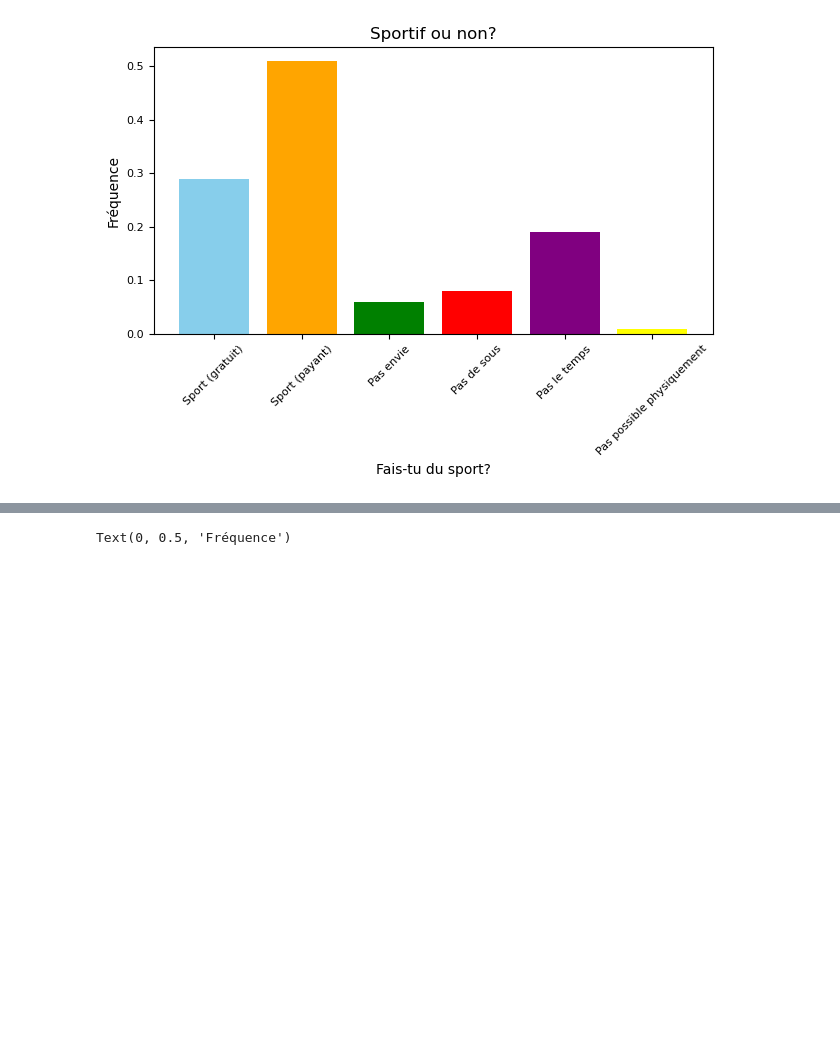
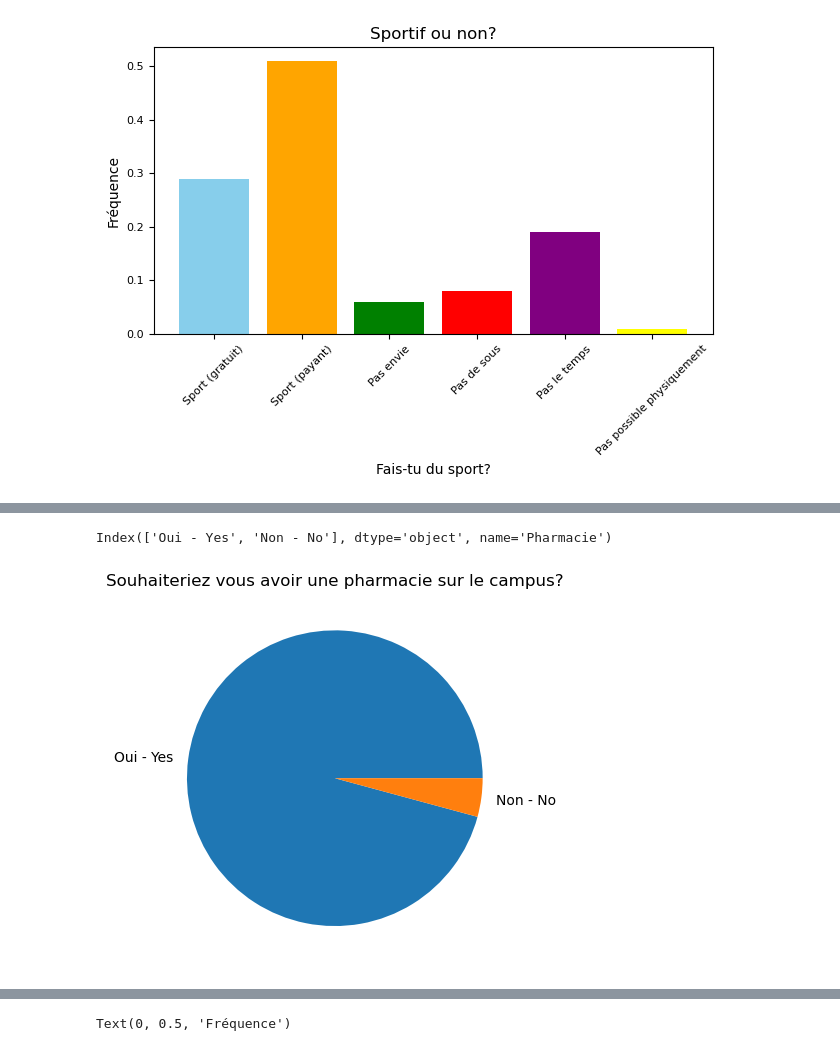
Before and after one commit to ClarissePierre/Precarite_Analyse, a Jupyter notebook: analyse.ipynb, the cells around one changed output, grey strips where cells are left out. Saved outputs shown, nothing was run; the diff lists cells and outputs as text; code cells hidden in the pictures; blank space fills up the shorter version.

```diff
--- a/analyse.ipynb
+++ b/analyse.ipynb
@@ -712,0 +709,10 @@ Text(0.5, 1.0, 'Assez de protection hygiéniques?')
+# %%
+
+category_counts = data['Pharmacie'].value_counts()
+Types_Rev = category_counts.index
+Rev = category_counts.values
+plt.pie(Rev,labels=Types_Rev)
+plt.title("Souhaiteriez vous avoir une pharmacie sur le campus?" )
+# %% [output]
+Index(['Oui - Yes', 'Non - No'], dtype='object', name='Pharmacie')
+[figure, added]
```
Also changed, not shown: parts of 9 cells of this notebook.
